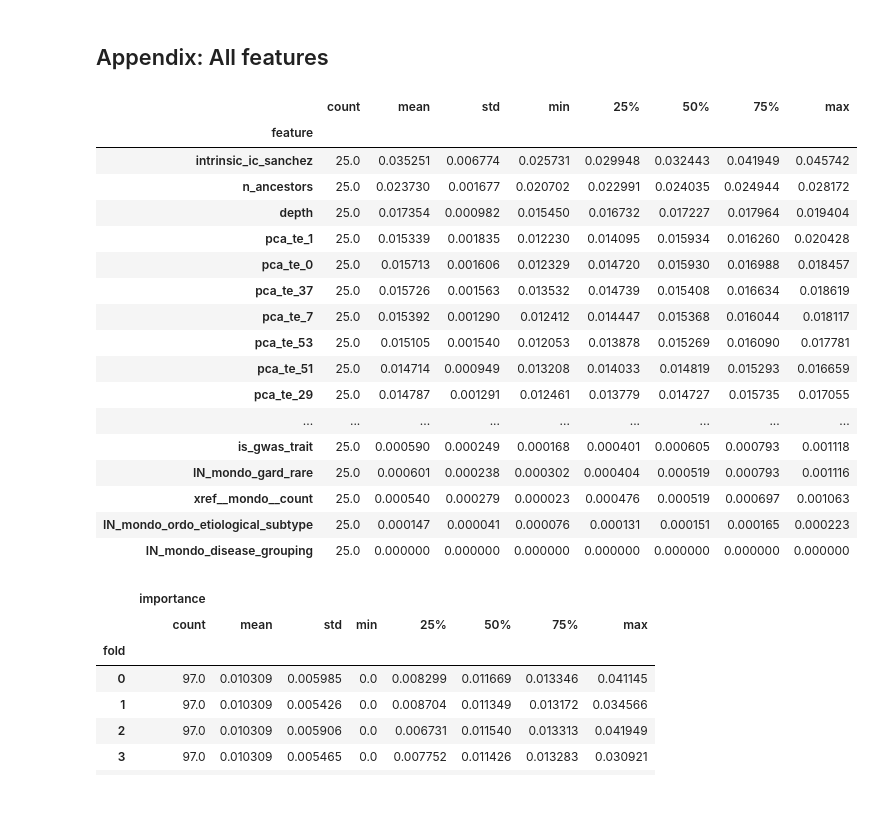
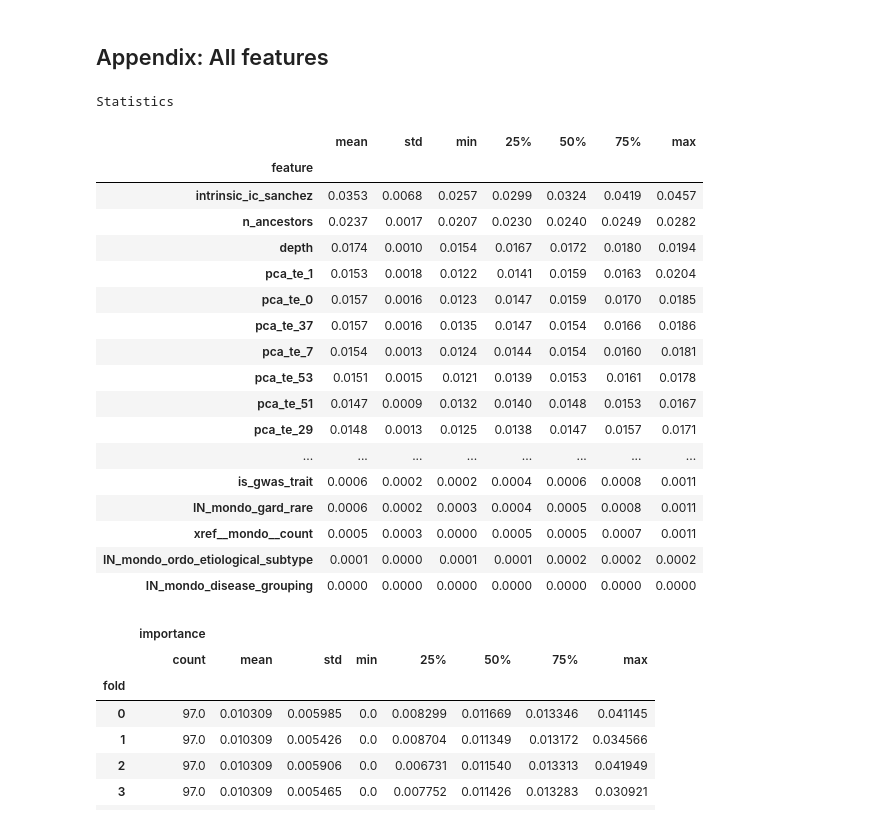
Before and after one commit to related-sciences/nxontology-ml, a Jupyter notebook: experimentation/Feature_Importance.ipynb, the cells around one changed output. Drawn from its saved outputs; the diff is of its cells as text; code cells hidden in the pictures.

```diff
--- a/experimentation/Feature_Importance.ipynb
+++ b/experimentation/Feature_Importance.ipynb
@@ -92,26 +115,36 @@ df_groupped.groupby("feature")["importance"].describe().sort_values(
 ## Appendix: All features
 # %%
 pd.set_option("display.max_rows", None)
-df.groupby("feature")["importance"].describe().sort_values(by="50%", ascending=False)
+(
+    df.groupby("feature")["importance"]
+    .describe()
+    .sort_values(by="50%", ascending=False)
+    .drop(columns=["count"])
+    .style.background_gradient(cmap="Blues", axis=None, vmin=0, vmax=1)
+    .format("{:.4f}")
+    .set_properties(**{"font-weight": "bold"}, subset=["50%"])
+    .set_caption("Statistics")
+)
 # %% [output]
+Statistics
-|  | count | mean | std | min | 25% | 50% | 75% | max |
-| feature |  |  |  |  |  |  |  |  |
-| intrinsic_ic_sanchez | 25.0 | 0.035251 | 0.006774 | 0.025731 | 0.029948 | 0.032443 | 0.041949 | 0.045742 |
-| n_ancestors | 25.0 | 0.023730 | 0.001677 | 0.020702 | 0.022991 | 0.024035 | 0.024944 | 0.028172 |
-| depth | 25.0 | 0.017354 | 0.000982 | 0.015450 | 0.016732 | 0.017227 | 0.017964 | 0.019404 |
-| pca_te_1 | 25.0 | 0.015339 | 0.001835 | 0.012230 | 0.014095 | 0.015934 | 0.016260 | 0.020428 |
-| pca_te_0 | 25.0 | 0.015713 | 0.001606 | 0.012329 | 0.014720 | 0.015930 | 0.016988 | 0.018457 |
-| pca_te_37 | 25.0 | 0.015726 | 0.001563 | 0.013532 | 0.014739 | 0.015408 | 0.016634 | 0.018619 |
-| pca_te_7 | 25.0 | 0.015392 | 0.001290 | 0.012412 | 0.014447 | 0.015368 | 0.016044 | 0.018117 |
-| pca_te_53 | 25.0 | 0.015105 | 0.001540 | 0.012053 | 0.013878 | 0.015269 | 0.016090 | 0.017781 |
-| pca_te_51 | 25.0 | 0.014714 | 0.000949 | 0.013208 | 0.014033 | 0.014819 | 0.015293 | 0.016659 |
-| pca_te_29 | 25.0 | 0.014787 | 0.001291 | 0.012461 | 0.013779 | 0.014727 | 0.015735 | 0.017055 |
-| ... | ... | ... | ... | ... | ... | ... | ... | ... |
-| is_gwas_trait | 25.0 | 0.000590 | 0.000249 | 0.000168 | 0.000401 | 0.000605 | 0.000793 | 0.001118 |
-| IN_mondo_gard_rare | 25.0 | 0.000601 | 0.000238 | 0.000302 | 0.000404 | 0.000519 | 0.000793 | 0.001116 |
-| xref__mondo__count | 25.0 | 0.000540 | 0.000279 | 0.000023 | 0.000476 | 0.000519 | 0.000697 | 0.001063 |
-| IN_mondo_ordo_etiological_subtype | 25.0 | 0.000147 | 0.000041 | 0.000076 | 0.000131 | 0.000151 | 0.000165 | 0.000223 |
-| IN_mondo_disease_grouping | 25.0 | 0.000000 | 0.000000 | 0.000000 | 0.000000 | 0.000000 | 0.000000 | 0.000000 |
+|  | mean | std | min | 25% | 50% | 75% | max |
+| feature |  |  |  |  |  |  |  |
+| intrinsic_ic_sanchez | 0.0353 | 0.0068 | 0.0257 | 0.0299 | 0.0324 | 0.0419 | 0.0457 |
+| n_ancestors | 0.0237 | 0.0017 | 0.0207 | 0.0230 | 0.0240 | 0.0249 | 0.0282 |
+| depth | 0.0174 | 0.0010 | 0.0154 | 0.0167 | 0.0172 | 0.0180 | 0.0194 |
+| pca_te_1 | 0.0153 | 0.0018 | 0.0122 | 0.0141 | 0.0159 | 0.0163 | 0.0204 |
+| pca_te_0 | 0.0157 | 0.0016 | 0.0123 | 0.0147 | 0.0159 | 0.0170 | 0.0185 |
+| pca_te_37 | 0.0157 | 0.0016 | 0.0135 | 0.0147 | 0.0154 | 0.0166 | 0.0186 |
+| pca_te_7 | 0.0154 | 0.0013 | 0.0124 | 0.0144 | 0.0154 | 0.0160 | 0.0181 |
+| pca_te_53 | 0.0151 | 0.0015 | 0.0121 | 0.0139 | 0.0153 | 0.0161 | 0.0178 |
+| pca_te_51 | 0.0147 | 0.0009 | 0.0132 | 0.0140 | 0.0148 | 0.0153 | 0.0167 |
+| pca_te_29 | 0.0148 | 0.0013 | 0.0125 | 0.0138 | 0.0147 | 0.0157 | 0.0171 |
+| ... | ... | ... | ... | ... | ... | ... | ... |
+| is_gwas_trait | 0.0006 | 0.0002 | 0.0002 | 0.0004 | 0.0006 | 0.0008 | 0.0011 |
+| IN_mondo_gard_rare | 0.0006 | 0.0002 | 0.0003 | 0.0004 | 0.0005 | 0.0008 | 0.0011 |
+| xref__mondo__count | 0.0005 | 0.0003 | 0.0000 | 0.0005 | 0.0005 | 0.0007 | 0.0011 |
+| IN_mondo_ordo_etiological_subtype | 0.0001 | 0.0000 | 0.0001 | 0.0001 | 0.0002 | 0.0002 | 0.0002 |
+| IN_mondo_disease_grouping | 0.0000 | 0.0000 | 0.0000 | 0.0000 | 0.0000 | 0.0000 | 0.0000 |
 # %%
 df.groupby("fold").describe()
 # %% [output]
```
Also changed, not shown: parts of 5 cells of this notebook.
